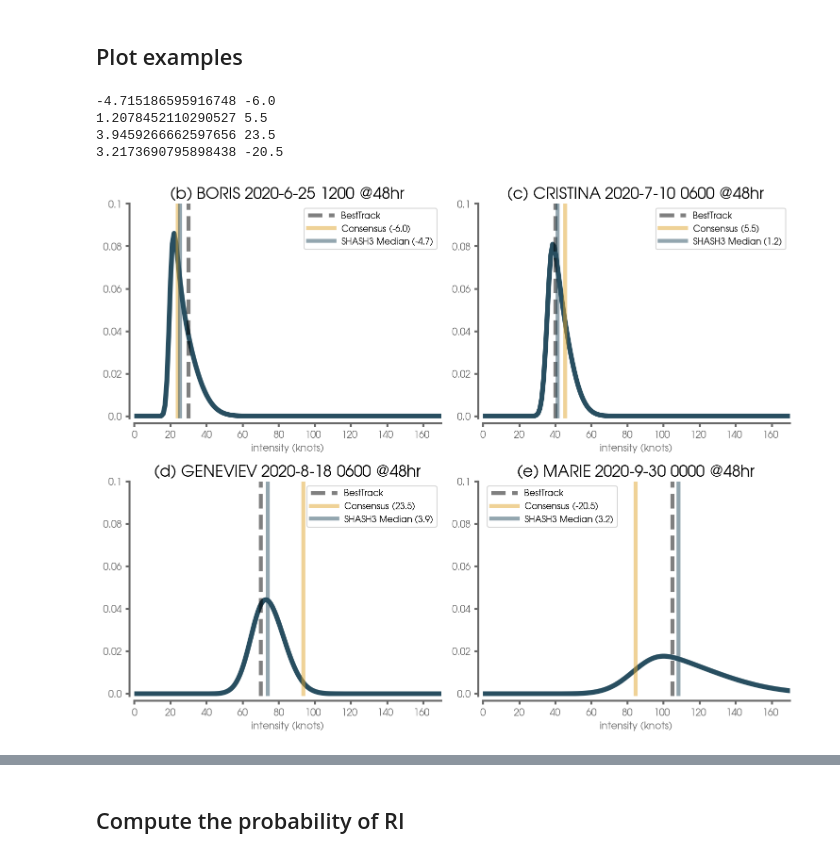
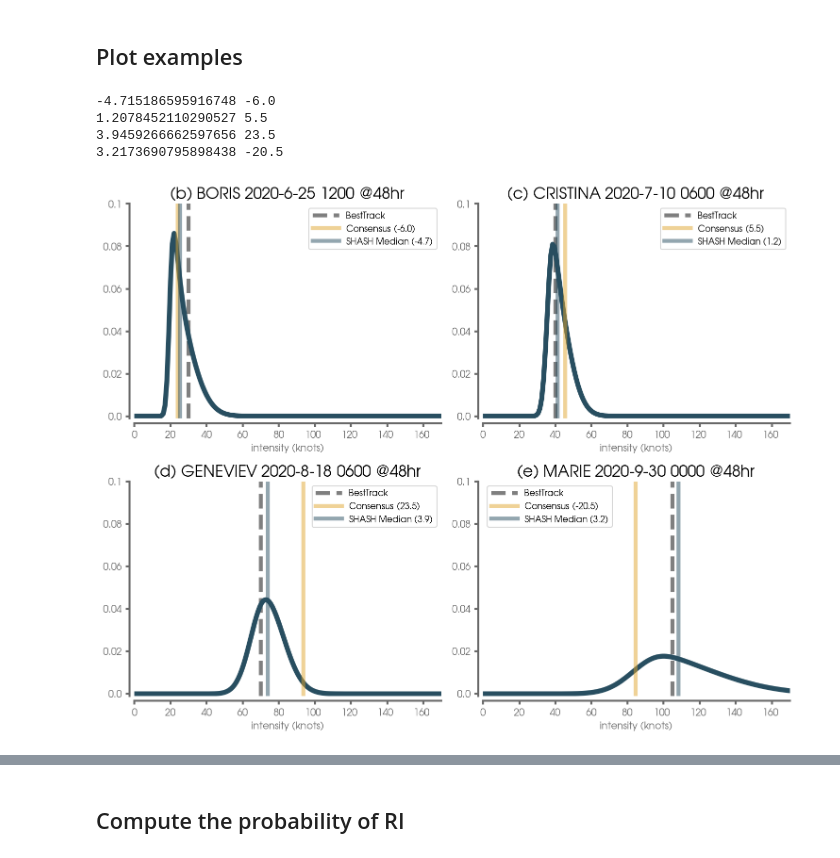
Before and after one commit to eabarnes1010/hurricane_uqcomparisons, a Jupyter notebook: _plot_singleModel.ipynb, the cells around one changed output, grey strips where cells are left out. Drawn from its saved outputs; the diff is of its cells as text; code cells hidden in the pictures.

```diff
--- a/_plot_singleModel.ipynb
+++ b/_plot_singleModel.ipynb
@@ -295,7 +295,7 @@ for exp_name in EXP_NAME_LIST:
         df_val,
         df_test,
         df_valtest,
-    ) = build_hurricane_data(DATA_PATH, settings, verbose=0)
+    ) = build_hurricane_data(DATA_PATH, settings, verbose=1)
     # x_eval, onehot_eval, df_eval = x_test, onehot_test, df_test
 
     # load the correct model
@@ -522,11 +480,6 @@ for isample, sample in enumerate(random_samples):
     print(ann_error,cons_error )
 
     ax = axs[isample]
-    ax.plot(SHASH_INCS+cons_intensity[sample],pred_dict[exp_name][RNG_SEED]['pred_cpd_test'][sample,:],
-            color=colors[0],
-            linewidth=5,
-            # clip_on=False,
-           )
     ax.axvline(x=true_intensity[sample],
                linestyle='--',
                color='k',
@@ -534,39 +487,45 @@ for isample, sample in enumerate(random_samples):
                linewidth=4,
                label='BestTrack',
               )
+
+    ax.plot(SHASH_INCS+cons_intensity[sample],pred_dict[exp_name][RNG_SEED]['pred_cpd_test'][sample,:],
+            color=colors[0],
+            linewidth=5,
+            # clip_on=False,
+           )
     ax.axvline(x=cons_intensity[sample],
                linestyle='-',
                alpha=.5,
                linewidth=4,
                color=colors[1],
                label='Consensus (' + str(cons_error.round(1)) + ')',
               )
     ax.axvline(x=pred_dict[exp_name][RNG_SEED]['pred_med_test'][sample]+cons_intensity[sample],
                linestyle='-',
                color=colors[0],
                linewidth=4,
                alpha=.5,
-               label='SHASH3 Median (' + str(ann_error.round(1)) + ')',
+               label='SHASH Median (' + str(ann_error.round(1)) + ')',
               )
 
 
     details = get_storm_details(df_test, sample)
     ax.set_title(panel_letters[isample] + ' ' + details, fontsize=FS, color='k')
     ax.legend(fontsize=9,handlelength=3)
     ax.set_xlabel('intensity (knots)')
     ax.set_xticks(np.arange(0,180,20),np.arange(0,180,20))
     ax.set_yticks(np.arange(0,.16,.02),np.arange(0,.16,.02))
     ax.set_xlim(0,170)
     ax.set_ylim(-.001,.1)
     format_spines(ax)
 
 plt.tight_layout()
 plt.savefig(FIGURE_PATH + 'exampleDistributions_' + model_name + '.png', dpi=dpiFig)
 plt.show()
 # %% [output]
 -4.715186595916748 -6.0
 1.2078452110290527 5.5
 3.9459266662597656 23.5
 3.2173690795898438 -20.5
-[figure, old version]
+[figure, new version]
 # %%
```
Also changed, not shown: parts of 10 cells of this notebook, 9 other files.
